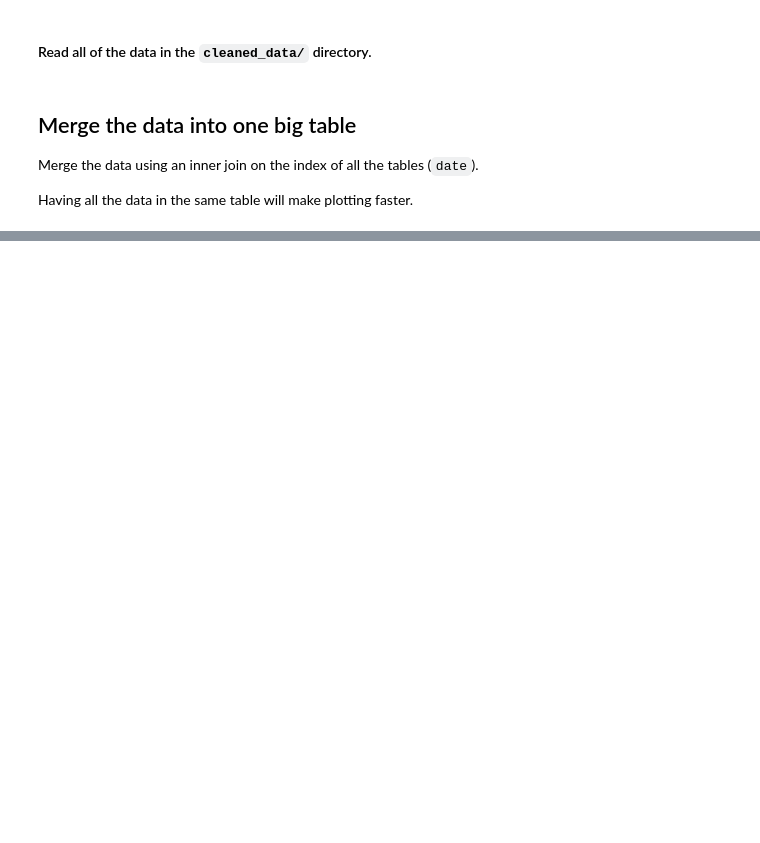
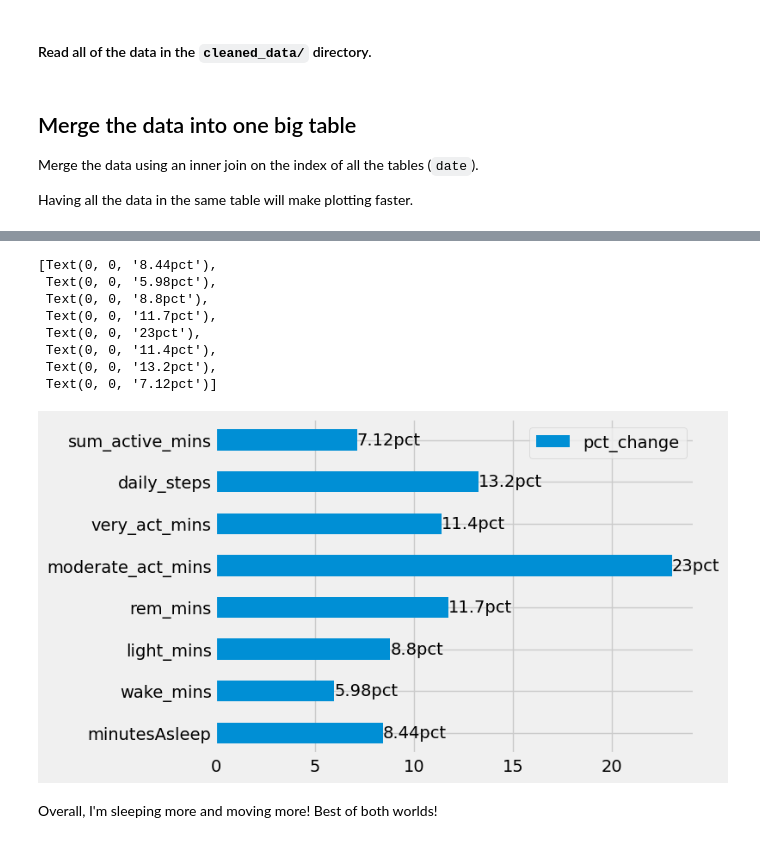
Before and after one commit to jackie-kinsler/sleep_analysis_py, a Jupyter notebook: sleep_analysis_py.ipynb, the cells around one changed output, grey strips where cells are left out. Saved outputs shown, nothing was run; the diff lists cells and outputs as text; code cells hidden in the pictures; blank space fills up the shorter version.

```diff
--- a/sleep_analysis_py.ipynb
+++ b/sleep_analysis_py.ipynb
@@ -74,0 +130,8 @@ memory usage: 138.3 KB
+# %%
+# Concat the stats into a new table
+van_change = pd.concat([before_van, after_van], keys=['before_van','after_van'], axis=1)
+van_change.drop(['mainSleep', 'deep_sleep_in_minutes', 'rest_hr_error'], inplace=True)
+# Calculate the difference before and after moving into the van
+van_change['difference'] = van_change['after_van'] - van_change['before_van']
+# Calculate the percentage change
+van_change['pct_change'] = ((van_change['after_van'] - van_change['before_van']) / van_change['after_van'] * 100)
@@ -74,0 +140,3 @@ memory usage: 138.3 KB
+# %%
+over_five_pct = van_change[van_change['pct_change'] > 5]
+over_five_pct
@@ -74,0 +153,16 @@ memory usage: 138.3 KB
+# %%
+matplotlib.style.use('fivethirtyeight')
+change = over_five_pct.plot.barh(y='pct_change')
+change.bar_label(change.containers[0], fmt='%.3gpct')
+# %% [output]
+[Text(0, 0, '8.44pct'),
+ Text(0, 0, '5.98pct'),
+ Text(0, 0, '8.8pct'),
+ Text(0, 0, '11.7pct'),
+ Text(0, 0, '23pct'),
+ Text(0, 0, '11.4pct'),
+ Text(0, 0, '13.2pct'),
+ Text(0, 0, '7.12pct')]
+[figure, added]
+# %% [markdown]
+Overall, I'm sleeping more and moving more! Best of both worlds!
```
Also changed, not shown: parts of 17 cells of this notebook, 1 other file.
